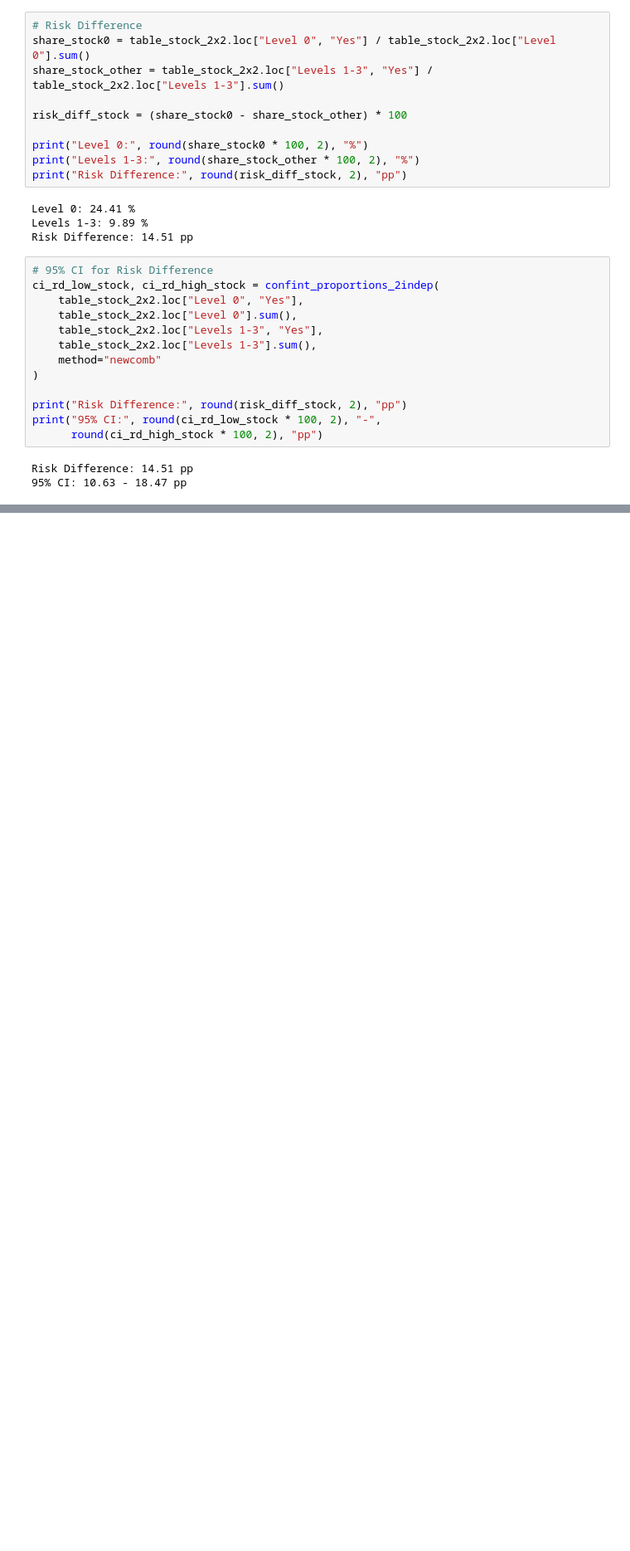
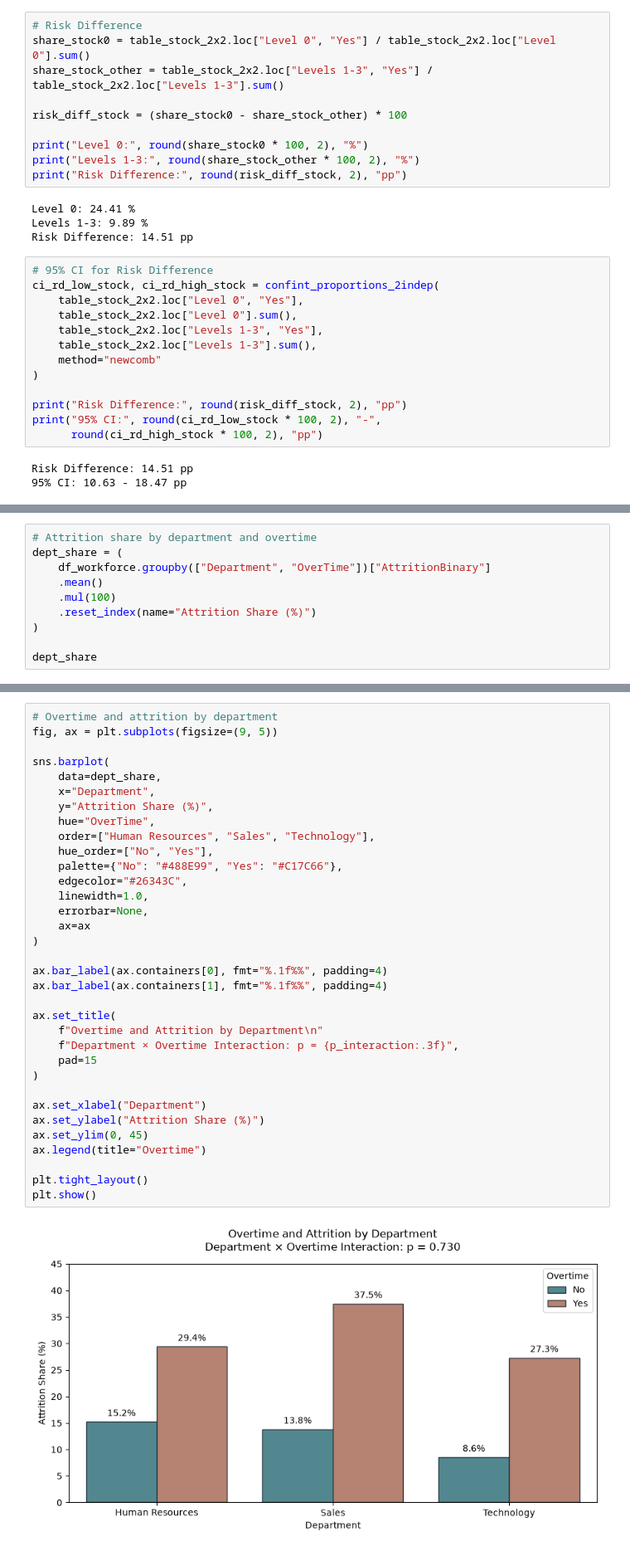
Before and after one commit to romarta/employee-attrition-analytics, a Jupyter notebook: notebooks/attrition_statistical_analysis.ipynb, the cells around one changed output, grey strips where cells are left out. Shown at 83% size. Drawn from its saved outputs; the diff is of its cells as text; blank space fills up the shorter version.

Commit message:
Add department-level overtime interaction analysis - logistic regression

```diff
--- a/notebooks/attrition_statistical_analysis.ipynb
+++ b/notebooks/attrition_statistical_analysis.ipynb
@@ -627,0 +792,10 @@ Risk Difference: 14.51 pp
+# %%
+# Attrition share by department and overtime
+dept_share = (
+    df_workforce.groupby(["Department", "OverTime"])["AttritionBinary"]
+    .mean()
+    .mul(100)
+    .reset_index(name="Attrition Share (%)")
+)
+
+dept_share
@@ -627,0 +827,36 @@ Risk Difference: 14.51 pp
+# %%
+# Overtime and attrition by department
+fig, ax = plt.subplots(figsize=(9, 5))
+
+sns.barplot(
+    data=dept_share,
+    x="Department",
+    y="Attrition Share (%)",
+    hue="OverTime",
+    order=["Human Resources", "Sales", "Technology"],
+    hue_order=["No", "Yes"],
+    palette={"No": "#488E99", "Yes": "#C17C66"},
+    edgecolor="#26343C",
+    linewidth=1.0,
+    errorbar=None,
+    ax=ax
+)
+
+ax.bar_label(ax.containers[0], fmt="%.1f%%", padding=4)
+ax.bar_label(ax.containers[1], fmt="%.1f%%", padding=4)
+
+ax.set_title(
+    f"Overtime and Attrition by Department\n"
+    f"Department × Overtime Interaction: p = {p_interaction:.3f}",
+    pad=15
+)
+
+ax.set_xlabel("Department")
+ax.set_ylabel("Attrition Share (%)")
+ax.set_ylim(0, 45)
+ax.legend(title="Overtime")
+
+plt.tight_layout()
+plt.show()
+# %% [output]
+[figure, added]
```
Also changed, not shown: parts of 15 cells of this notebook.
